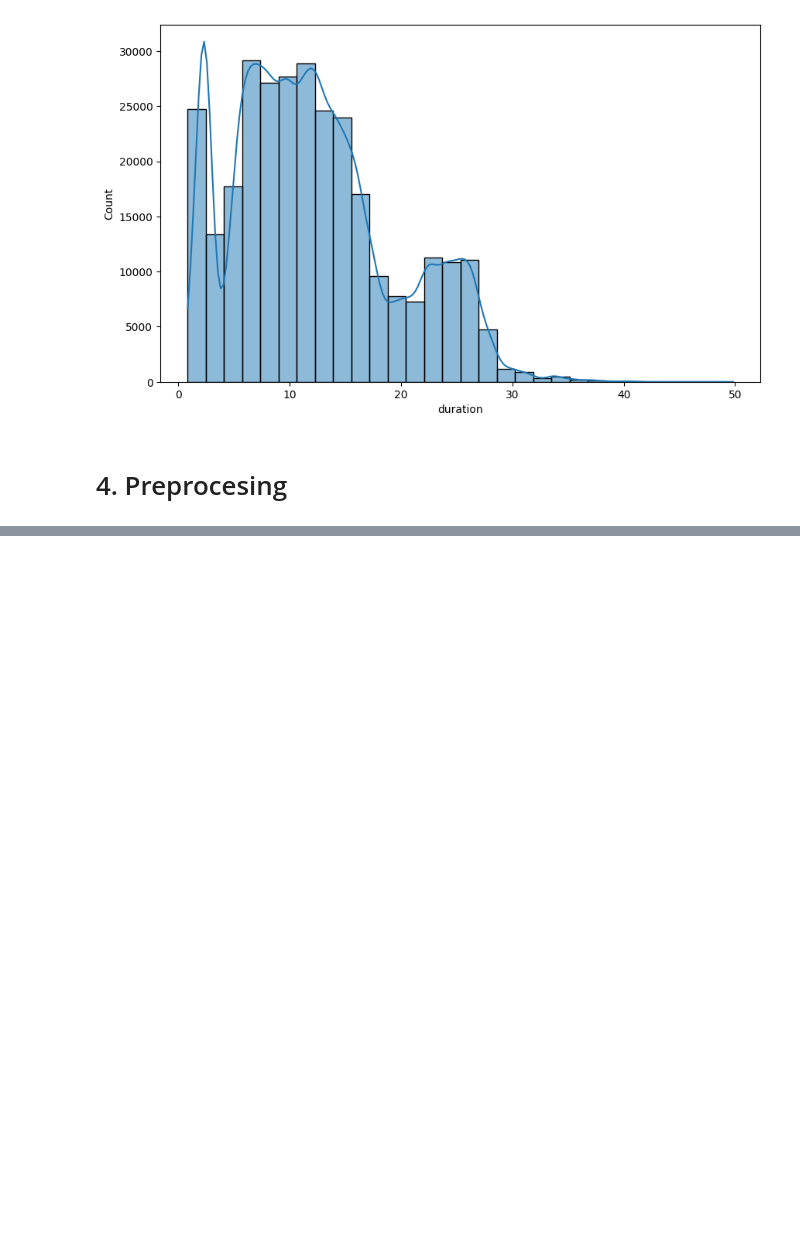
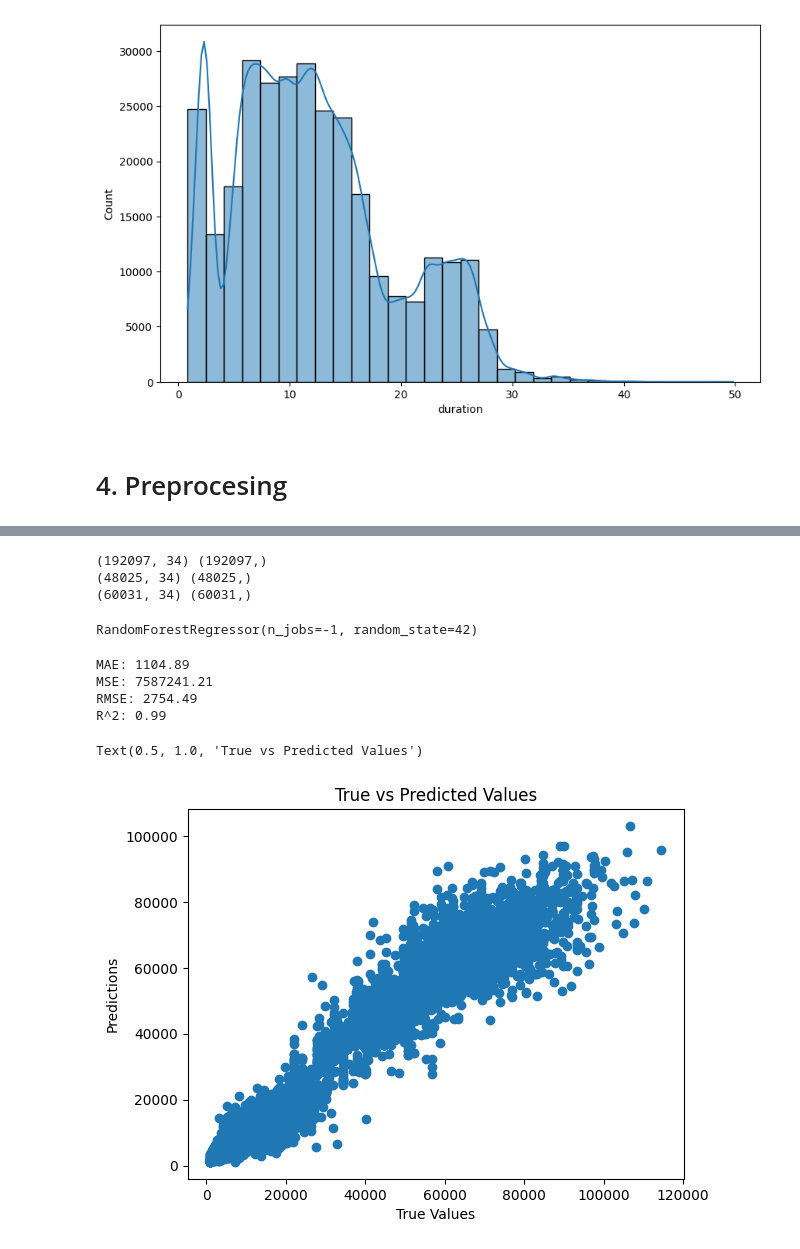
Before and after one commit to OndrejZapletal99/Python_DS_ML, a Jupyter notebook: flight_price/main.ipynb, the cells around one changed output, grey strips where cells are left out. Drawn from its saved outputs; the diff is of its cells as text; code cells hidden in the pictures; blank space fills up the shorter version.

Commit message:
Model training and tuning fase 1

```diff
--- a/flight_price/main.ipynb
+++ b/flight_price/main.ipynb
@@ -174,0 +233,43 @@ sns.histplot(df['duration'], bins=30, kde=True)
+# %%
+X,y = df.drop('price', axis=1), df['price']
+# %%
+X_train, X_test, y_train, y_test = train_test_split(X, y, test_size=0.2, random_state=42)
+X_train, X_val, y_train, y_val = train_test_split(X_train, y_train, test_size=0.2, random_state=42)
+# %%
+print(X_train.shape, y_train.shape)
+print(X_val.shape, y_val.shape)
+print(X_test.shape, y_test.shape)
+# %% [output]
+(192097, 34) (192097,)
+(48025, 34) (48025,)
+(60031, 34) (60031,)
+# %%
+reg_model = RandomForestRegressor(n_jobs=-1, random_state=42)
+reg_model.fit(X_train, y_train)
+# %% [output]
+RandomForestRegressor(n_jobs=-1, random_state=42)
+# %%
+predictions_val = reg_model.predict(X_val)
+# %%
+mae = mean_absolute_error(y_val, predictions_val)
+mse = mean_squared_error(y_val, predictions_val)
+rmse = np.sqrt(mse)
+r2 = r2_score(y_val, predictions_val)
+
+print(f"MAE: {mae:.2f}")
+print(f"MSE: {mse:.2f}")
+print(f"RMSE: {rmse:.2f}")
+print(f"R^2: {r2:.2f}")
+# %% [output]
+MAE: 1104.89
+MSE: 7587241.21
+RMSE: 2754.49
+R^2: 0.99
+# %%
+plt.scatter(y_val, predictions_val)
+plt.xlabel('True Values')
+plt.ylabel('Predictions')
+plt.title('True vs Predicted Values')
+# %% [output]
+Text(0.5, 1.0, 'True vs Predicted Values')
+[figure, added]
```
Also changed, not shown: parts of 19 cells of this notebook.
